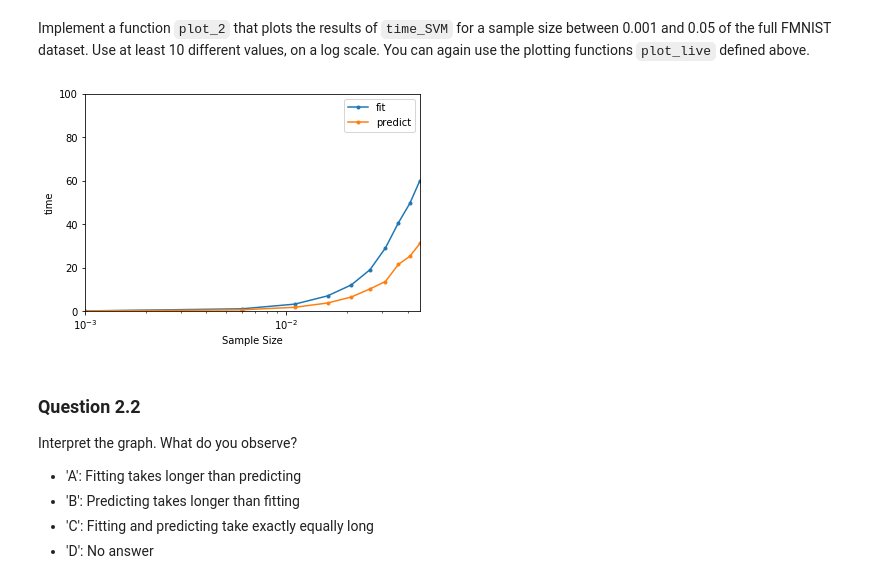
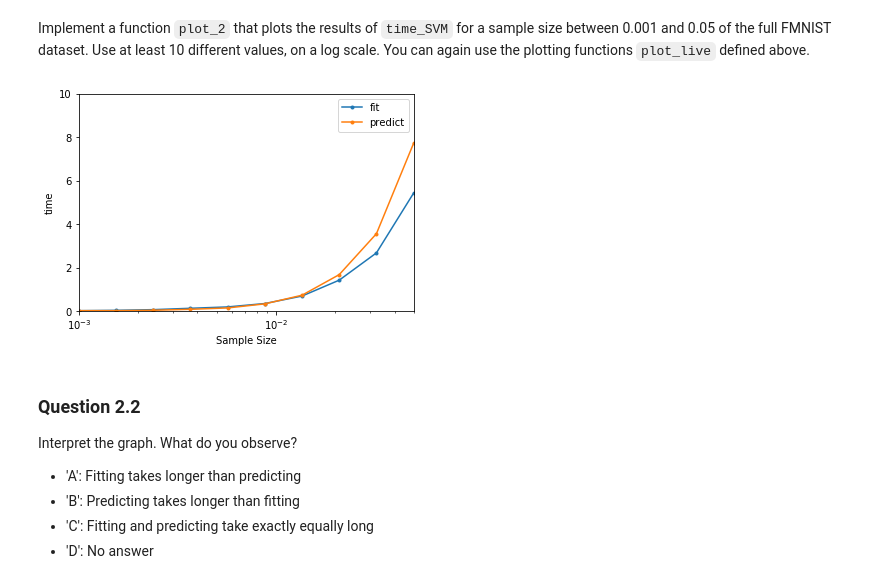
Before and after one commit to Gerdome/ml-course-assignment-1, a Jupyter notebook: Assignment 1.ipynb, the cells around one changed output. Cells and saved outputs as stored; diff of their text form; code cells hidden in the pictures.

```diff
--- a/Assignment 1.ipynb
+++ b/Assignment 1.ipynb
@@ -133,8 +134,8 @@ Implement a function `time_SVM` that measures the train and predict time of an S
 # %%
 # Implement
 def time_SVM(X, y, sample_size):
-    Xs, _, ys, _ = train_test_split(X,y, stratify=y, train_size=sample_size)
-    clf = svm.SVC(kernel = 'rbf', gamma = 'auto')
+    Xs, _, ys, _ = train_test_split(X,y, train_size=sample_size)
+    clf = svm.SVC(kernel = 'rbf')
     start_fit = time.time()
     clf.fit(Xs,ys)
     end_fit = time.time()
@@ -163,12 +164,12 @@ Implement a function `plot_2` that plots the results of `time_SVM` for a sample
 # %%
 # Implement
 def plot_2():
-    sample_sizes = list(np.arange(0.001, 0.05 , 0.005))
-    plot_live(X = X, y = y, evaluator = time_SVM, param_name = 'Sample Size', param_range = sample_sizes, ylim = (0,100), ylabel = 'time')
+    sample_sizes = np.logspace(-3, math.log(0.05,10),num=10)
+    plot_live(X = X, y = y, evaluator = time_SVM, param_name = 'Sample Size', param_range = sample_sizes, ylim = (0,10), ylabel = 'time')
 
 plot_2()
 # %% [output]
-[figure, old version]
+[figure, new version]
 # %% [markdown]
 ### Question 2.2
 Interpret the graph. What do you observe?
```
Also changed, not shown: parts of 7 cells of this notebook, 3 other files.
